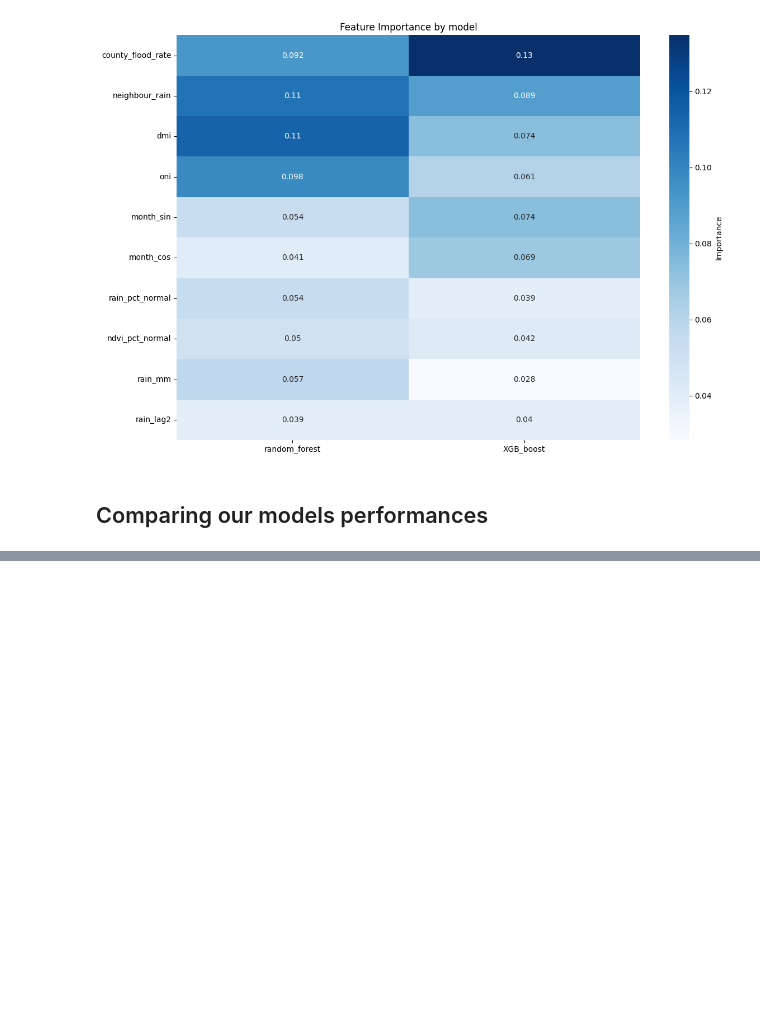
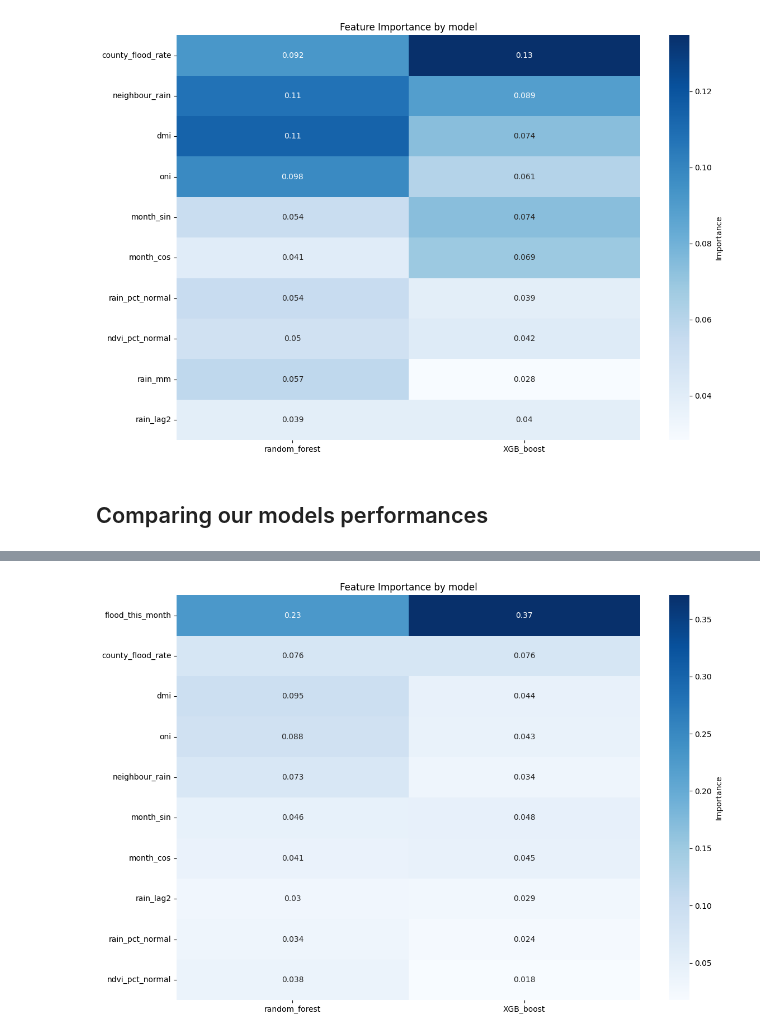
Before and after one commit to Fadhili-22/ElNinoEngine, a Jupyter notebook: notebooks/ElNinoModelling.ipynb, the cells around one changed output, grey strips where cells are left out. Drawn from its saved outputs; the diff is of its cells as text; code cells hidden in the pictures; blank space fills up the shorter version.

```diff
--- a/notebooks/ElNinoModelling.ipynb
+++ b/notebooks/ElNinoModelling.ipynb
@@ -197,0 +357,12 @@ results
+# %%
+rf_2 = RandomForestClassifier(
+    n_estimators = 300,
+    max_depth = 8,
+    min_samples_leaf = 20,
+    class_weight = 'balanced',
+    random_state = 42
+)
+
+rf_2.fit(X_train, y_train)
+scores['random_forest_2'] = rf_2.predict_proba(X_test)[:, 1]
+print(f"Trained: {list(scores)}")
@@ -197,0 +401,14 @@ results
+# %%
+ratio = (y_train == 0).sum() / (y_train == 1).sum()
+
+xgb_2 = XGBClassifier(
+    n_estimators = 300,
+    max_depth = 3,
+    learning_rate = 0.03,
+    scale_pos_weight = ratio,
+    random_state = 42
+)
+
+xgb_2.fit(X_train, y_train)
+scores['XGB_boost_2'] = xgb_2.predict_proba(X_test)[:, 1]
+print(f"Trained: {list(scores)}")
@@ -197,0 +481,8 @@ results
+# %%
+importances = pd.DataFrame({
+    "random_forest" : rf_2.feature_importances_,
+    "XGB_boost" : xgb_2.feature_importances_
+}, index= X_train.columns)
+
+print(f"Important features for Random Forest: \n {importances.sort_values("random_forest", ascending= False).round(3).head(5)}")
+print(f"Important features for XGB Boost: \n {importances.sort_values("XGB_boost", ascending= False).round(3).head(5)}")
@@ -197,0 +504,11 @@ results
+# %%
+top_features = 10
+order = importances.mean(axis= 1).sort_values(ascending= False).head(top_features).index
+
+plt.figure(figsize=(12, 8))
+sns.heatmap(importances.loc[order], annot= True, cmap= "Blues", cbar_kws= {"label": "Importance"})
+plt.title("Feature Importance by model")
+plt.tight_layout()
+plt.show()
+# %% [output]
+[figure, added]
```
Also changed, not shown: parts of 36 cells of this notebook.
